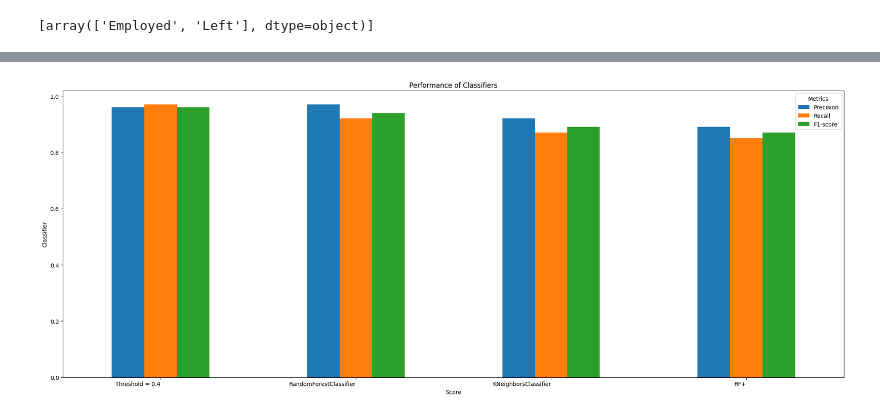
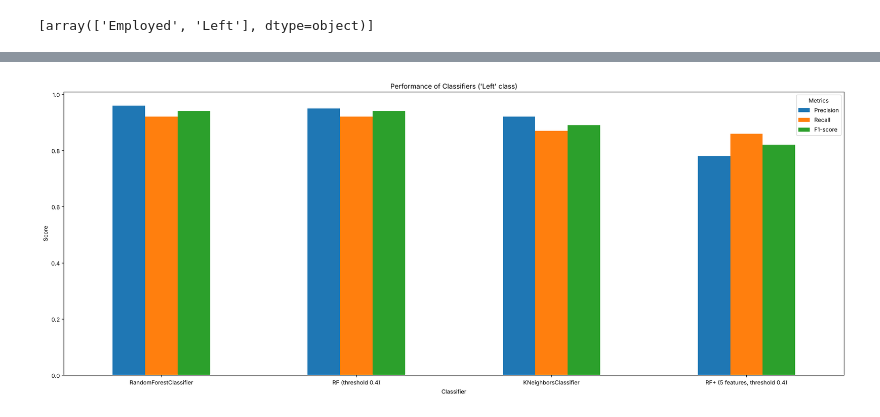
Before and after one commit to Tran-Gia-Huy/Huy_portfolio.github.io, a Jupyter notebook: docs/Employy Churn.ipynb, the cells around one changed output, grey strips where cells are left out. Drawn from its saved outputs; the diff is of its cells as text; code cells hidden in the pictures.

```diff
--- a/docs/Employy Churn.ipynb
+++ b/docs/Employy Churn.ipynb
@@ -455,7 +465,13 @@ Results = Results.append({'Name':'RF+','Precision':'0.89','Recall':'0.85','F1-sc
-# %%
-Results["Precision"] = Results["Precision"].astype('float')
-Results["Recall"] = Results["Recall"].astype('float')
-Results["F1-score"] = Results["F1-score"].astype('float')
-Results=Results.sort_values(by=['Recall','Precision'],ascending=False)
-# %%
-Results.drop([2,3,4],axis=0,inplace=True)
+# %%
+# Add the two tuned models, scored on the 'Left' class like the models above
+def left_scores(y_true, y_pred):
+    return {'Precision': round(precision_score(y_true, y_pred, pos_label='Left'), 2),
+            'Recall': round(recall_score(y_true, y_pred, pos_label='Left'), 2),
+            'F1-score': round(f1_score(y_true, y_pred, pos_label='Left'), 2)}
+
+tuned = pd.DataFrame([
+    {'Name': 'RF (threshold 0.4)', **left_scores(y_valid, result_forest)},
+    {'Name': 'RF+ (5 features, threshold 0.4)', **left_scores(y_valid_improve, result_forest_improve)},
+])
+Results = pd.concat([Results, tuned], ignore_index=True)
+Results
@@ -461,0 +489,5 @@ Results.drop([2,3,4],axis=0,inplace=True)
+# %%
+# Keep the strongest models for the final comparison chart
+Results = Results[Results['Name'].isin(['RandomForestClassifier', 'KNeighborsClassifier',
+                                        'RF (threshold 0.4)', 'RF+ (5 features, threshold 0.4)'])]
+Results
@@ -462,15 +500,15 @@ Results.drop([2,3,4],axis=0,inplace=True)
 # %%
 Results.plot.bar(
     x="Name",
+    y=["Precision", "Recall", "F1-score"],
     stacked=False,
-    title="Performance of Classifiers",
+    title="Performance of Classifiers ('Left' class)",
     figsize=(20, 8))
 
-plt.xlabel("Score")
-plt.xticks(rotation=0, ha="right")
-plt.tight_layout()
-plt.ylabel("Classifier")
+plt.xlabel("Classifier")
+plt.ylabel("Score")
+plt.xticks(rotation=0)
 plt.legend(title="Metrics")
 plt.tight_layout()
 # %% [output]
-[figure, old version]
+[figure, new version]
```
Also changed, not shown: parts of 48 cells of this notebook, 6 other files.
